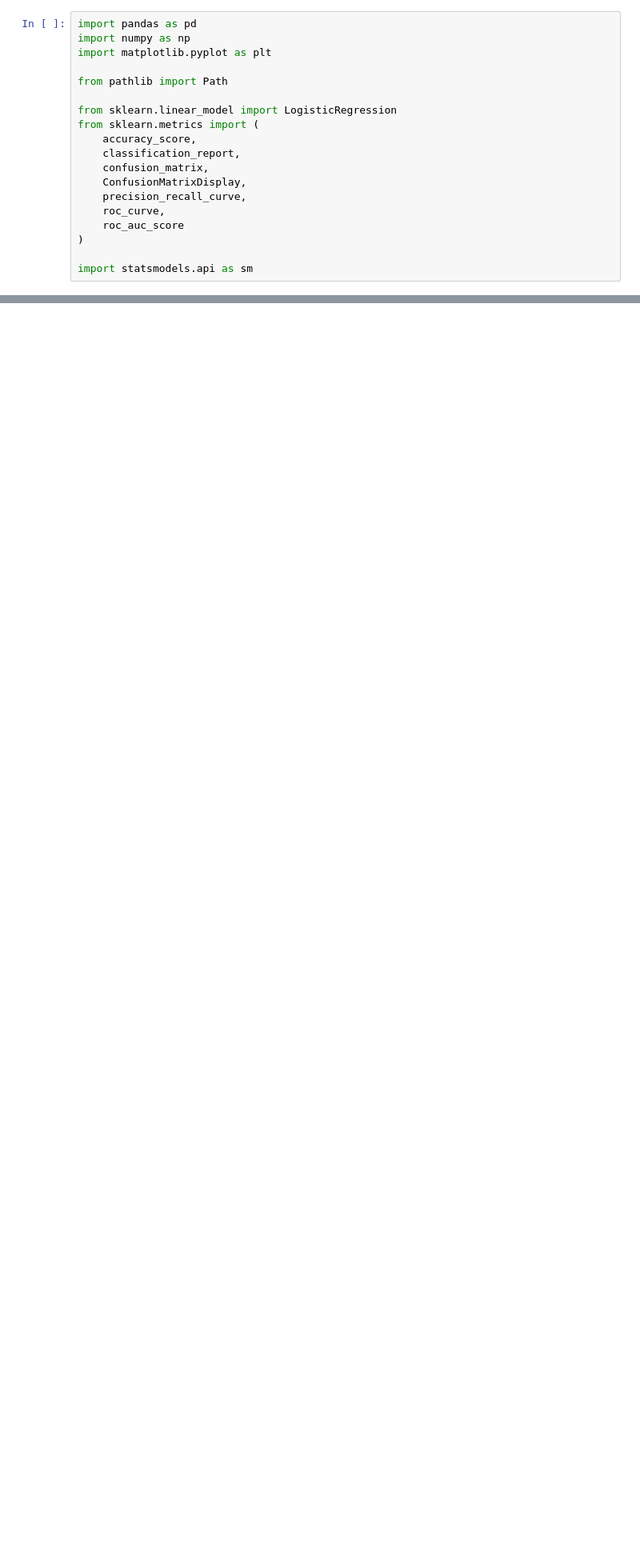
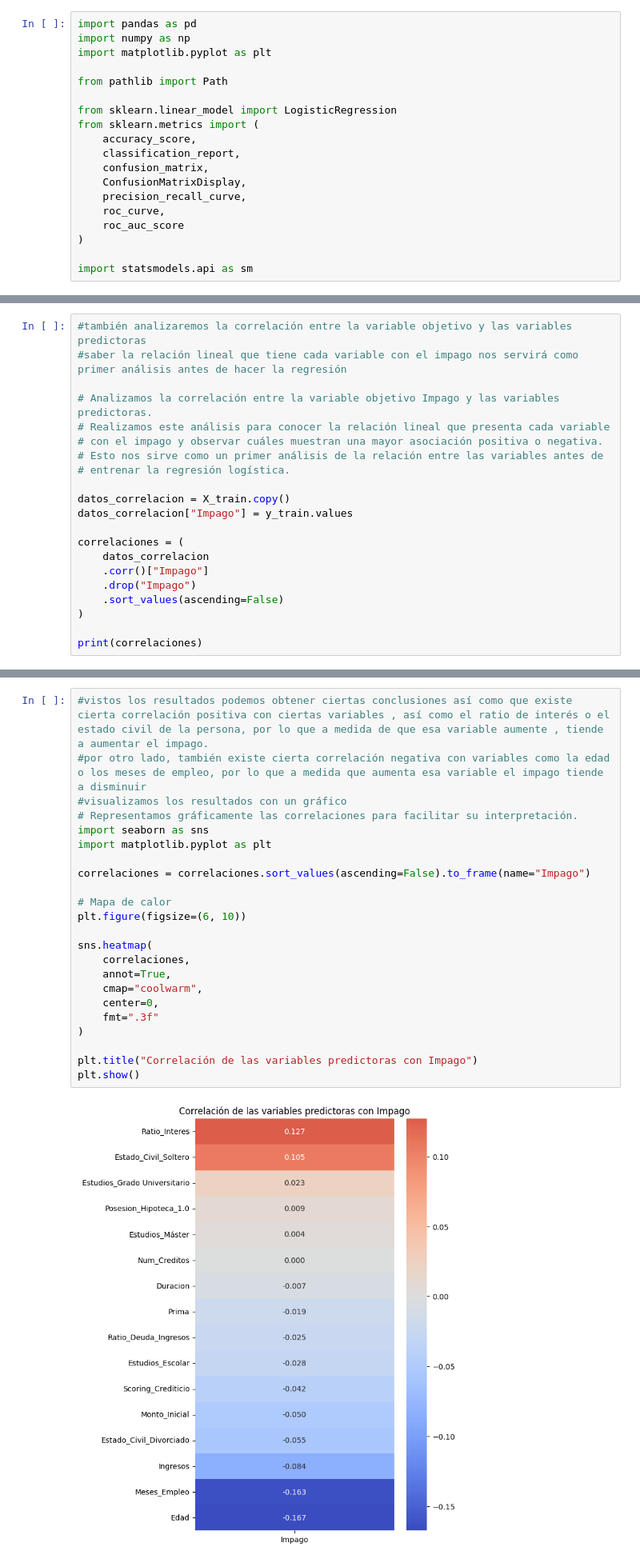
Before and after one commit to NaiaArroyo/RETO-5-NARANJA, a Jupyter notebook: regresion_logistica.ipynb, the cells around one changed output, grey strips where cells are left out. Shown at 80% size. Saved outputs shown, nothing was run; the diff lists cells and outputs as text; blank space fills up the shorter version.

Commit message:
añadir explicaciones de los pasos de la regresión logística

```diff
--- a/regresion_logistica.ipynb
+++ b/regresion_logistica.ipynb
@@ -45,3 +53,24 @@ Impago
 0    88.449789
 1    11.550211
 Name: proportion, dtype: float64
+# %%
+#también analizaremos la correlación entre la variable objetivo y las variables predictoras
+#saber la relación lineal que tiene cada variable con el impago nos servirá como primer análisis antes de hacer la regresión
+
+# Analizamos la correlación entre la variable objetivo Impago y las variables predictoras.
+# Realizamos este análisis para conocer la relación lineal que presenta cada variable
+# con el impago y observar cuáles muestran una mayor asociación positiva o negativa.
+# Esto nos sirve como un primer análisis de la relación entre las variables antes de
+# entrenar la regresión logística.
+
+datos_correlacion = X_train.copy()
+datos_correlacion["Impago"] = y_train.values
+
+correlaciones = (
+    datos_correlacion
+    .corr()["Impago"]
+    .drop("Impago")
+    .sort_values(ascending=False)
+)
+
+print(correlaciones)
@@ -47,0 +95,25 @@ Name: proportion, dtype: float64
+# %%
+#vistos los resultados podemos obtener ciertas conclusiones así como que existe cierta correlación positiva con ciertas variables , así como el ratio de interés o el estado civil de la persona, por lo que a medida de que esa variable aumente , tiende a aumentar el impago.
+#por otro lado, también existe cierta correlación negativa con variables como la edad o los meses de empleo, por lo que a medida que aumenta esa variable el impago tiende a disminuir
+#visualizamos los resultados con un gráfico
+# Representamos gráficamente las correlaciones para facilitar su interpretación.
+import seaborn as sns
+import matplotlib.pyplot as plt
+
+correlaciones = correlaciones.sort_values(ascending=False).to_frame(name="Impago")
+
+# Mapa de calor
+plt.figure(figsize=(6, 10))
+
+sns.heatmap(
+    correlaciones,
+    annot=True,
+    cmap="coolwarm",
+    center=0,
+    fmt=".3f"
+)
+
+plt.title("Correlación de las variables predictoras con Impago")
+plt.show()
+# %% [output]
+[figure, added]
```
Also changed, not shown: parts of 12 cells of this notebook.
